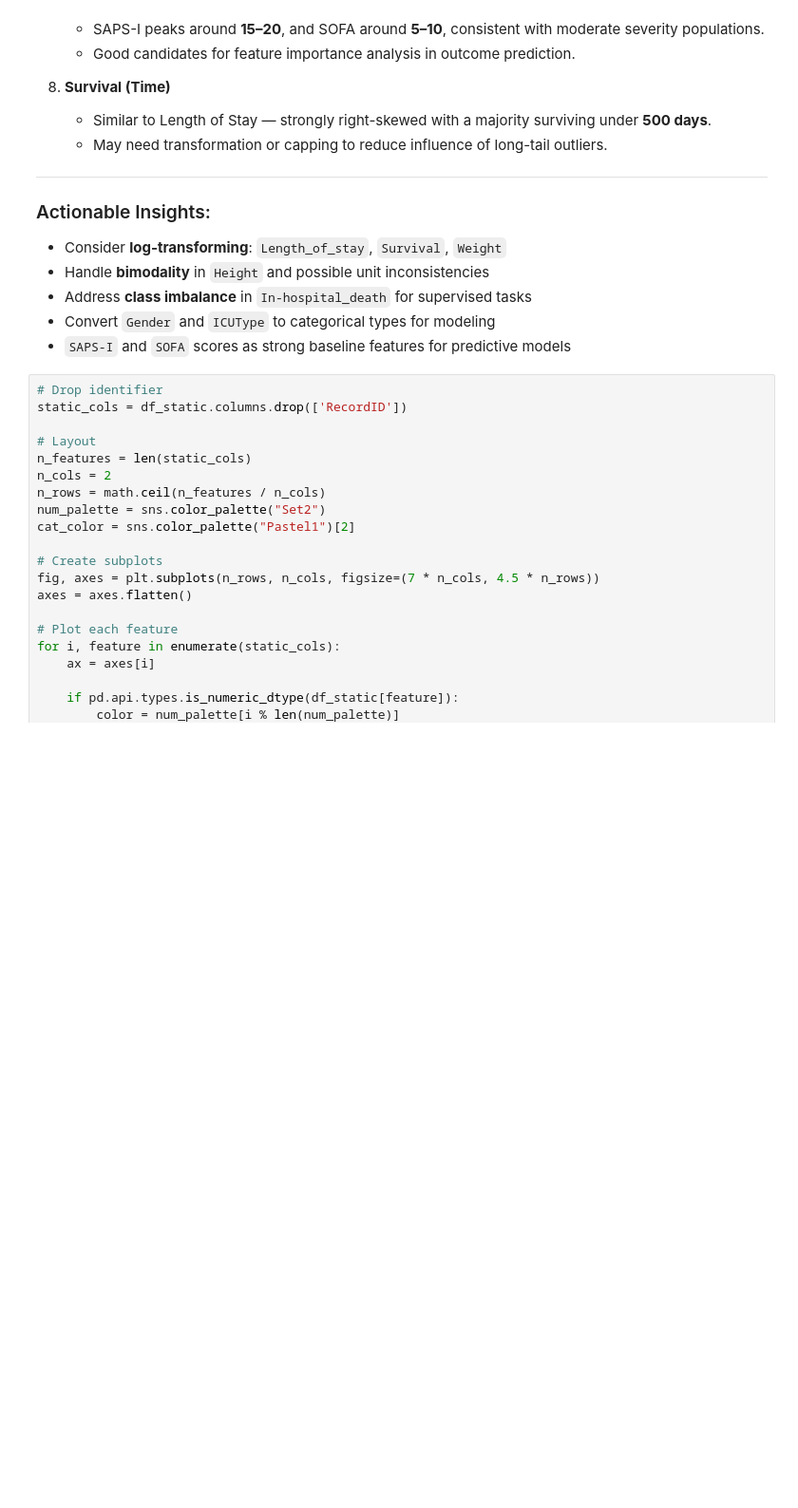
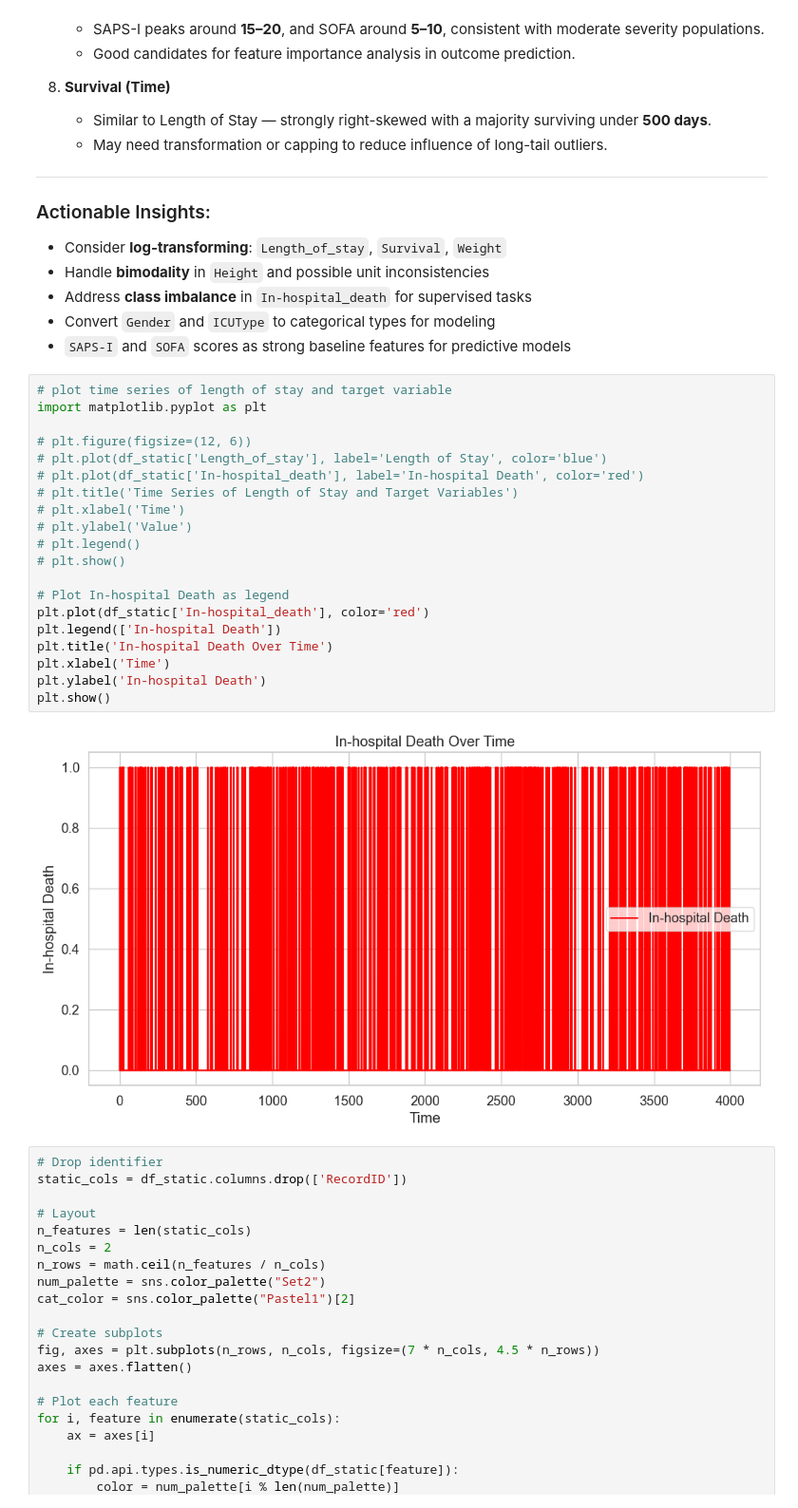
Before and after one commit to gjeevanm/capstonefinalproject, a Jupyter notebook: notebooks/02b_TimeSeries_Data_EDA.ipynb, the cells around one changed output. Shown: that part at 95% size. Saved outputs shown, nothing was run; the diff lists cells and outputs as text; blank space fills up the shorter version.

```diff
--- a/notebooks/02b_TimeSeries_Data_EDA.ipynb
+++ b/notebooks/02b_TimeSeries_Data_EDA.ipynb
@@ -442,6 +452,28 @@ plt.show()
 - Address **class imbalance** in `In-hospital_death` for supervised tasks
 - Convert `Gender` and `ICUType` to categorical types for modeling
 - `SAPS-I` and `SOFA` scores as strong baseline features for predictive models
+# %%
+# plot time series of length of stay and target variable
+import matplotlib.pyplot as plt
+
+# plt.figure(figsize=(12, 6))
+# plt.plot(df_static['Length_of_stay'], label='Length of Stay', color='blue')
+# plt.plot(df_static['In-hospital_death'], label='In-hospital Death', color='red')
+# plt.title('Time Series of Length of Stay and Target Variables')
+# plt.xlabel('Time')
+# plt.ylabel('Value')
+# plt.legend()
+# plt.show()
+
+# Plot In-hospital Death as legend
+plt.plot(df_static['In-hospital_death'], color='red')
+plt.legend(['In-hospital Death'])
+plt.title('In-hospital Death Over Time')
+plt.xlabel('Time')
+plt.ylabel('In-hospital Death')
+plt.show()
+# %% [output]
+[figure, added]
 # %%
 # Drop identifier
 static_cols = df_static.columns.drop(['RecordID'])
```
Also changed, not shown: parts of 6 cells of this notebook, 6 other files.
